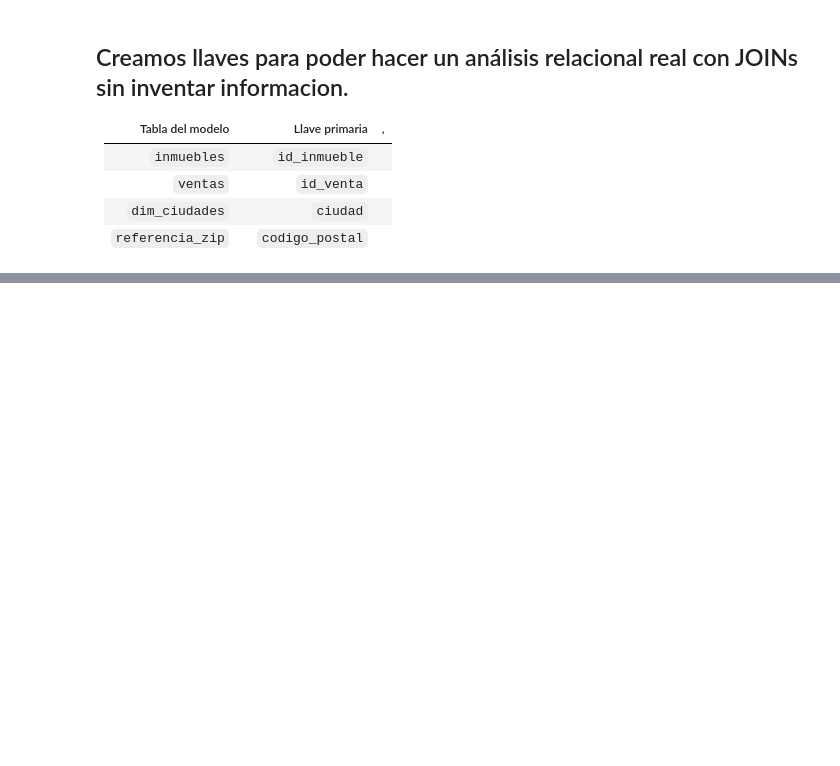
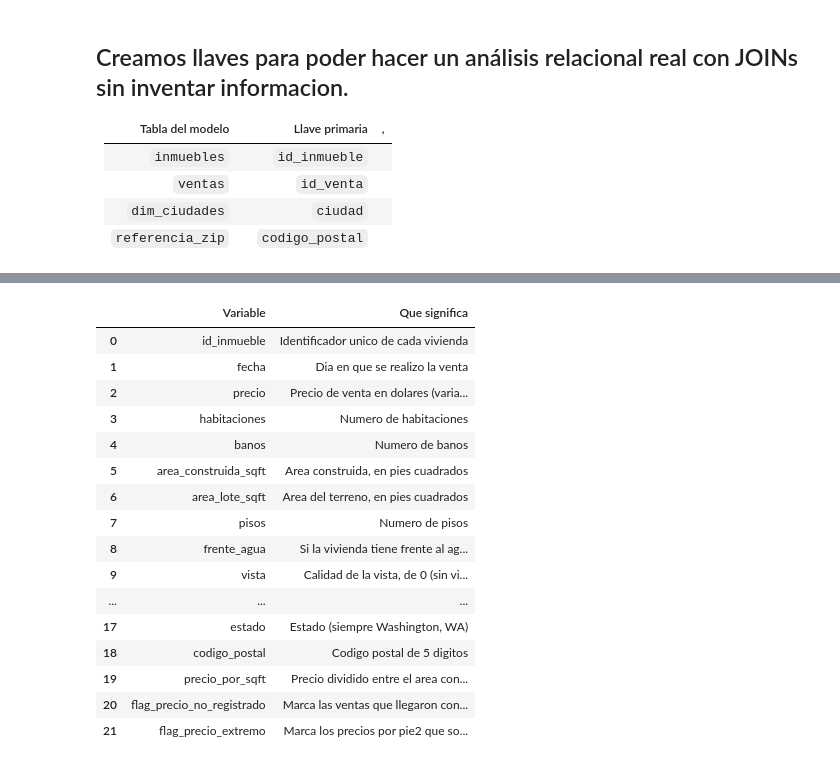
Before and after one commit to wantuds-crypto/Ciencia-datos-curso, a Jupyter notebook: Final_precios_inmuebles.ipynb, the cells around one changed output, grey strips where cells are left out. Cells and saved outputs as stored; diff of their text form; code cells hidden in the pictures; blank space fills up the shorter version.

```diff
--- a/Final_precios_inmuebles.ipynb
+++ b/Final_precios_inmuebles.ipynb
@@ -358,15 +335,0 @@ CIUDAD_A_ZONA = {c: z for z, ciudades in ZONAS.items() for c in ciudades}
-# %%
-df['ratio_bano_habitacion'] = df['bathrooms'] / df['bedrooms'].replace(0, np.nan)
-df['ratio_bano_habitacion'] = df['ratio_bano_habitacion'].fillna(0)
-
-df['tiene_sotano'] = df['sqft_basement'] > 0
-df['ratio_living_lot'] = df['sqft_living'] / df['sqft_lot']
-df['ratio_above_living'] = df['sqft_above'] / df['sqft_living']
-
-df['precio_prom_ciudad'] = df.groupby('city', observed=True)['price'].transform('mean')
-df['habitaciones_totales'] = df['bedrooms'] + df['bathrooms']
-
-df['log_price'] = np.log1p(df['price'])
-df['log_sqft_living'] = np.log1p(df['sqft_living'])
-
-df.filter(regex='ratio_|sotano|prom_ciudad|log_|habitaciones_totales').head()
@@ -1082,0 +340,46 @@ por_zona.round(1)
+# %%
+variables_limpias = pd.DataFrame([
+    ["id_inmueble", "Identificador unico de cada vivienda"],
+    ["fecha", "Dia en que se realizo la venta"],
+    ["precio", "Precio de venta en dolares (variable objetivo / Target)"],
+    ["habitaciones", "Numero de habitaciones"],
+    ["banos", "Numero de banos"],
+    ["area_construida_sqft", "Area construida, en pies cuadrados"],
+    ["area_lote_sqft", "Area del terreno, en pies cuadrados"],
+    ["pisos", "Numero de pisos"],
+    ["frente_agua", "Si la vivienda tiene frente al agua (si/no)"],
+    ["vista", "Calidad de la vista, de 0 (sin vista) a 4 (excelente)"],
+    ["condicion", "Estado de conservacion, de 1 (malo) a 5 (excelente)"],
+    ["area_sobre_suelo_sqft", "Area construida sobre el nivel del suelo"],
+    ["area_sotano_sqft", "Area del sotano (0 si no tiene)"],
+    ["anio_construccion", "Ano en que se construyo la vivienda"],
+    ["anio_renovacion", "Ano de la ultima renovacion (vacio si nunca se renovo)"],
+    ["direccion", "Direccion de la vivienda"],
+    ["ciudad", "Ciudad donde esta ubicada"],
+    ["estado", "Estado (siempre Washington, WA)"],
+    ["codigo_postal", "Codigo postal de 5 digitos"],
+    ["precio_por_sqft", "Precio dividido entre el area construida"],
+    ["flag_precio_no_registrado", "Marca las ventas que llegaron con precio en 0"],
+    ["flag_precio_extremo", "Marca los precios por pie2 que son imposibles"],
+], columns=["Variable", "Que significa"])
+
+assert set(variables_limpias["Variable"]).issubset(df.columns)
+variables_limpias
+# %% [output]
+|  | Variable | Que significa |
+| 0 | id_inmueble | Identificador unico de cada vivienda |
+| 1 | fecha | Dia en que se realizo la venta |
+| 2 | precio | Precio de venta en dolares (varia... |
+| 3 | habitaciones | Numero de habitaciones |
+| 4 | banos | Numero de banos |
+| 5 | area_construida_sqft | Area construida, en pies cuadrados |
+| 6 | area_lote_sqft | Area del terreno, en pies cuadrados |
+| 7 | pisos | Numero de pisos |
+| 8 | frente_agua | Si la vivienda tiene frente al ag... |
+| 9 | vista | Calidad de la vista, de 0 (sin vi... |
+| ... | ... | ... |
+| 17 | estado | Estado (siempre Washington, WA) |
+| 18 | codigo_postal | Codigo postal de 5 digitos |
+| 19 | precio_por_sqft | Precio dividido entre el area con... |
+| 20 | flag_precio_no_registrado | Marca las ventas que llegaron con... |
+| 21 | flag_precio_extremo | Marca los precios por pie2 que so... |
```
Also changed, not shown: parts of 41 cells of this notebook.
